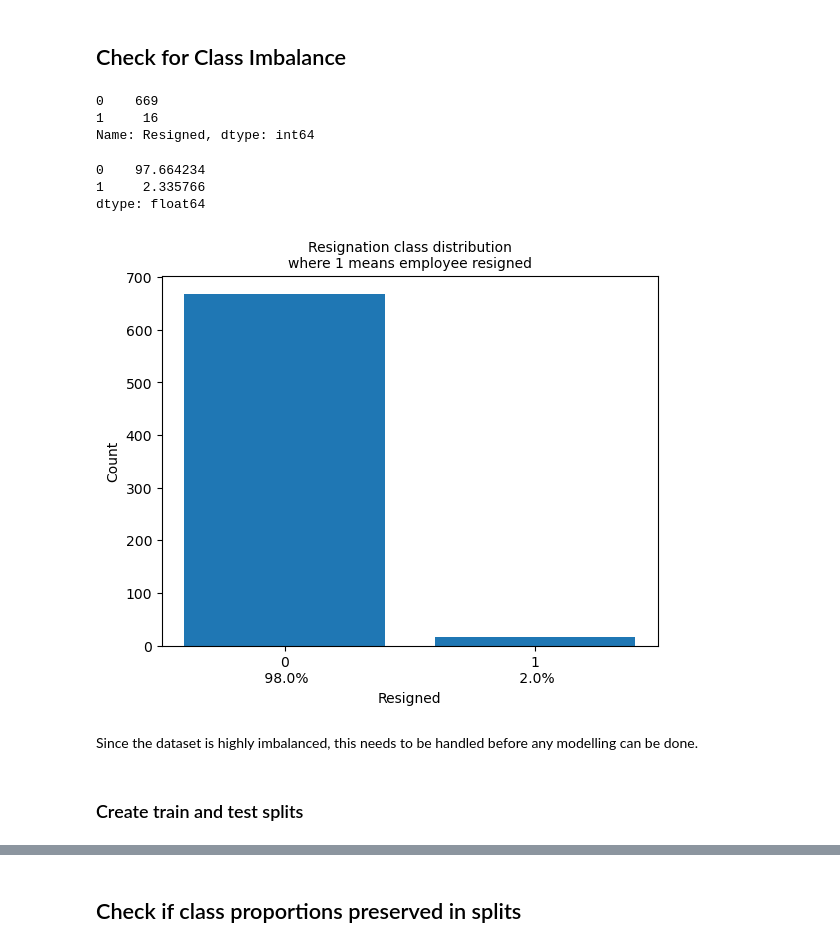
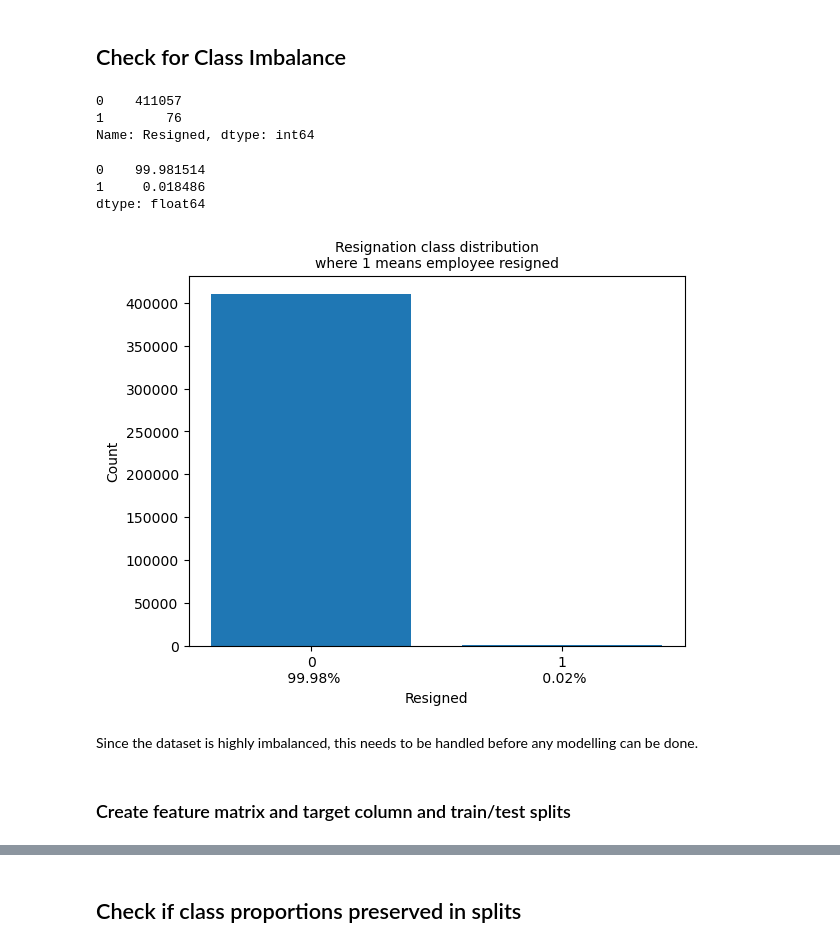
Before and after one commit to kyleanthonyr/Predicting-Employee-Attrition, a Jupyter notebook: notebooks/03-kar-preprocessing-and-training.ipynb, the cells around one changed output, grey strips where cells are left out. Saved outputs shown, nothing was run; the diff lists cells and outputs as text; code cells hidden in the pictures.

Commit message:
edit: kept all records instead of dropping duplicates. export un-processed train/test splits

```diff
--- a/notebooks/03-kar-preprocessing-and-training.ipynb
+++ b/notebooks/03-kar-preprocessing-and-training.ipynb
@@ -150,4 +152,4 @@ merged_df = workers_df.merge(new_features, left_on='sub_ID', right_on='sub_ID')
 # %%
 # drop features already encoded
 features_to_drop = ['behav_comptype_h', 'record_comptype', 'actual_efficacy_h', 'recorded_efficacy']
-merged_df.drop(columns=features_to_drop, inplace=True)
+df = merged_df.drop(columns=features_to_drop)
@@ -154,10 +167,10 @@ merged_df.drop(columns=features_to_drop, inplace=True)
 # %%
 # drop duplicate rows based on last event date
-df = merged_df.sort_values('event_date').drop_duplicates('sub_ID', keep='last')
-df = df.sort_values('sub_ID')
+# df = merged_df.sort_values('event_date').drop_duplicates('sub_ID', keep='last')
+# df = df.sort_values('sub_ID')
 
 # Convert event_date col to datetime
-df['event_date'] = pd.to_datetime(df['event_date'])
+#df['event_date'] = pd.to_datetime(df['event_date'])
 # %% [markdown]
 ### Create Dummy Variables for Categorical Features
 # %%
@@ -215,36 +228,36 @@ df[o_types] = df[o_types].apply(pd.to_numeric, errors='coerce')
 class_counts = df['Resigned'].value_counts()
 class_counts
 # %% [output]
-0    669
-1     16
+0    411057
+1        76
 Name: Resigned, dtype: int64
 # %%
 # format counts as a percentage of df
 class_percentages = pd.Series([(x/df.shape[0]) * 100.00 for x in class_counts])
 class_percentages
 # %% [output]
-0    97.664234
-1     2.335766
+0    99.981514
+1     0.018486
 dtype: float64
 # %%
 # visualize class balance
 
 fig, ax = plt.subplots()
 ax.bar(class_counts.index, class_counts)
 ax.set_xticks([0, 1])
 ax.set_xticklabels(class_percentages.index.astype(str) + '\n' + ' ' +
-                   class_percentages.round(0).astype(str) + '%')
+                   class_percentages.round(2).astype(str) + '%')
 ax.set_ylabel('Count')
 ax.set_xlabel('Resigned')
 ax.set_title('Resignation class distribution\nwhere 1 means employee resigned',
               fontsize = 10)
 plt.show()
 # %% [output]
-[figure, old version]
+[figure, new version]
 # %% [markdown]
 Since the dataset is highly imbalanced, this needs to be handled before any modelling can be done.
 # %% [markdown]
-### Create train and test splits
+### Create feature matrix and target column and train/test splits
 # %%
 # Create target variable and feature matrix
 X = df.drop(columns=['sub_ID', 'sup_ID', 'event_date', 'Resigned'])
```
Also changed, not shown: parts of 22 cells of this notebook.
